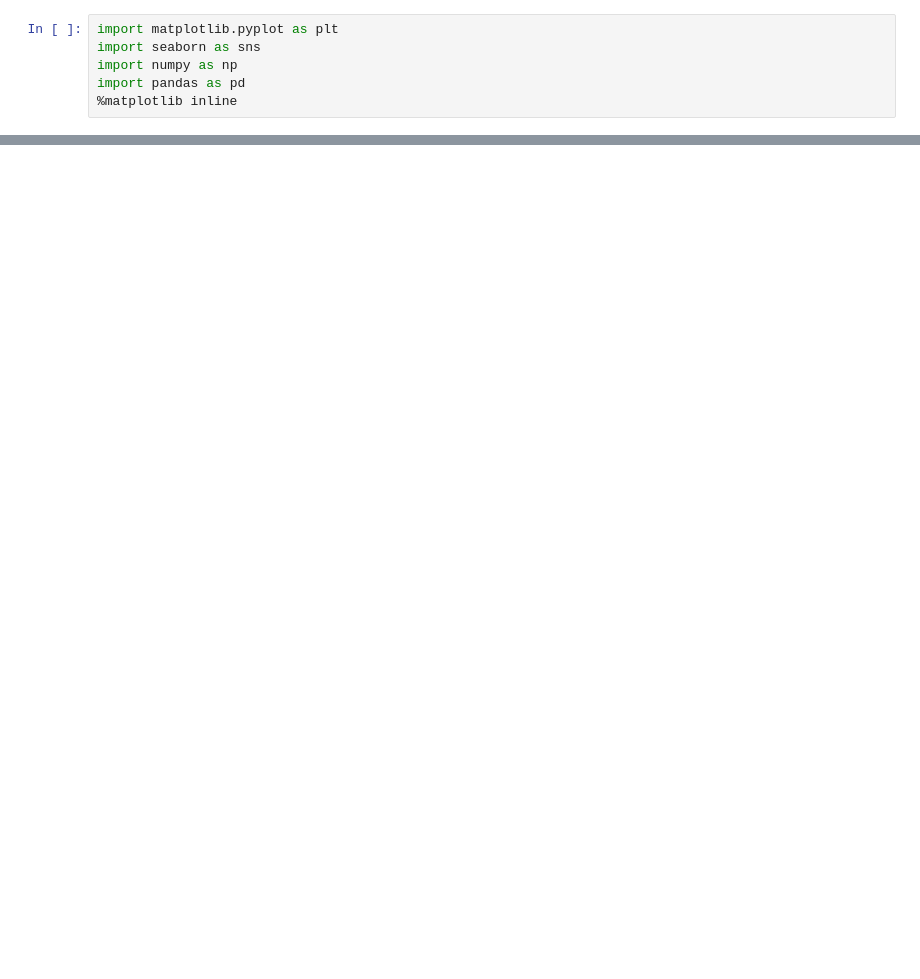
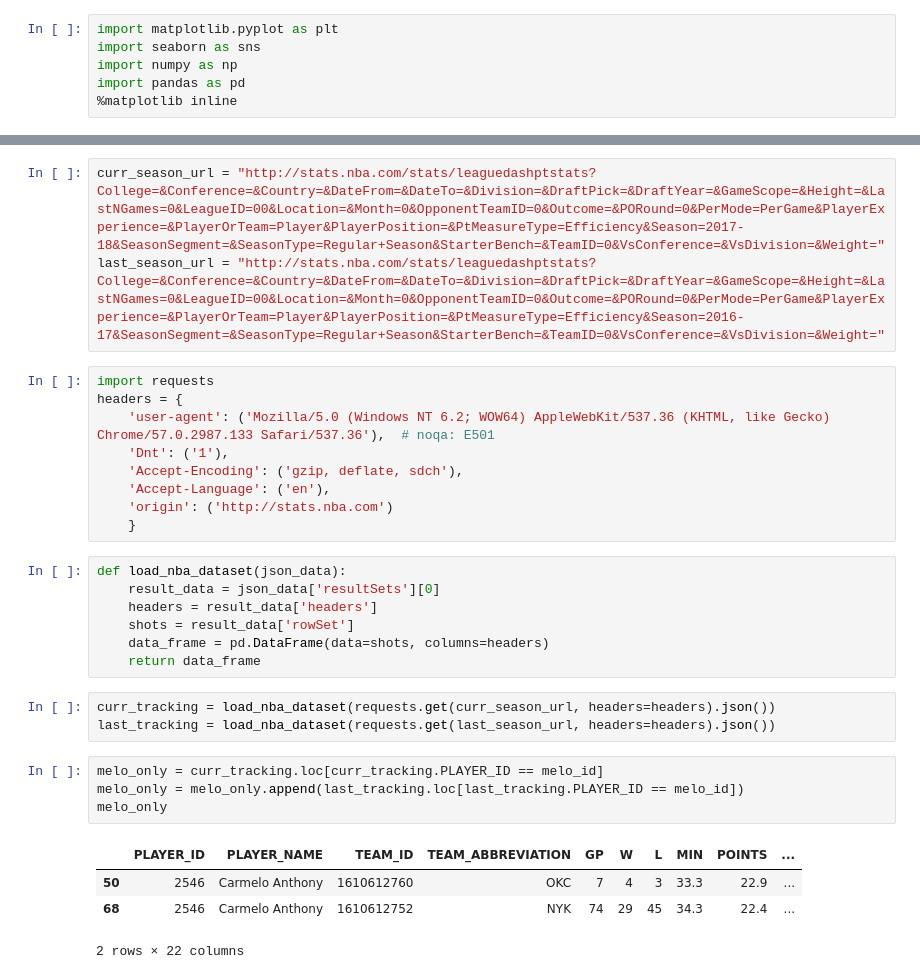
Before and after one commit to danchyy/Basketball_Analytics, a Jupyter notebook: Scripts/radar_plot/Radar_plot.ipynb, the cells around one changed output, grey strips where cells are left out. Cells and saved outputs as stored; diff of their text form; blank space fills up the shorter version.

```diff
--- a/Scripts/radar_plot/Radar_plot.ipynb
+++ b/Scripts/radar_plot/Radar_plot.ipynb
@@ -112,0 +123,31 @@ plt.show()
+# %%
+curr_season_url = "http://stats.nba.com/stats/leaguedashptstats?College=&Conference=&Country=&DateFrom=&DateTo=&Division=&DraftPick=&DraftYear=&GameScope=&Height=&LastNGames=0&LeagueID=00&Location=&Month=0&OpponentTeamID=0&Outcome=&PORound=0&PerMode=PerGame&PlayerExperience=&PlayerOrTeam=Player&PlayerPosition=&PtMeasureType=Efficiency&Season=2017-18&SeasonSegment=&SeasonType=Regular+Season&StarterBench=&TeamID=0&VsConference=&VsDivision=&Weight="
+last_season_url = "http://stats.nba.com/stats/leaguedashptstats?College=&Conference=&Country=&DateFrom=&DateTo=&Division=&DraftPick=&DraftYear=&GameScope=&Height=&LastNGames=0&LeagueID=00&Location=&Month=0&OpponentTeamID=0&Outcome=&PORound=0&PerMode=PerGame&PlayerExperience=&PlayerOrTeam=Player&PlayerPosition=&PtMeasureType=Efficiency&Season=2016-17&SeasonSegment=&SeasonType=Regular+Season&StarterBench=&TeamID=0&VsConference=&VsDivision=&Weight="
+# %%
+import requests
+headers = {
+    'user-agent': ('Mozilla/5.0 (Windows NT 6.2; WOW64) AppleWebKit/537.36 (KHTML, like Gecko) Chrome/57.0.2987.133 Safari/537.36'),  # noqa: E501
+    'Dnt': ('1'),
+    'Accept-Encoding': ('gzip, deflate, sdch'),
+    'Accept-Language': ('en'),
+    'origin': ('http://stats.nba.com')
+    }
+# %%
+def load_nba_dataset(json_data):
+    result_data = json_data['resultSets'][0]
+    headers = result_data['headers']
+    shots = result_data['rowSet']
+    data_frame = pd.DataFrame(data=shots, columns=headers)
+    return data_frame
+# %%
+curr_tracking = load_nba_dataset(requests.get(curr_season_url, headers=headers).json())
+last_tracking = load_nba_dataset(requests.get(last_season_url, headers=headers).json())
+# %%
+melo_only = curr_tracking.loc[curr_tracking.PLAYER_ID == melo_id]
+melo_only = melo_only.append(last_tracking.loc[last_tracking.PLAYER_ID == melo_id])
+melo_only
+# %% [output]
+|  | PLAYER_ID | PLAYER_NAME | TEAM_ID | TEAM_ABBREVIATION | GP | W | L | MIN | POINTS | ... |
+| 50 | 2546 | Carmelo Anthony | 1610612760 | OKC | 7 | 4 | 3 | 33.3 | 22.9 | ... |
+| 68 | 2546 | Carmelo Anthony | 1610612752 | NYK | 74 | 29 | 45 | 34.3 | 22.4 | ... |
+2 rows × 22 columns
```
Also changed, not shown: parts of 16 cells of this notebook.
